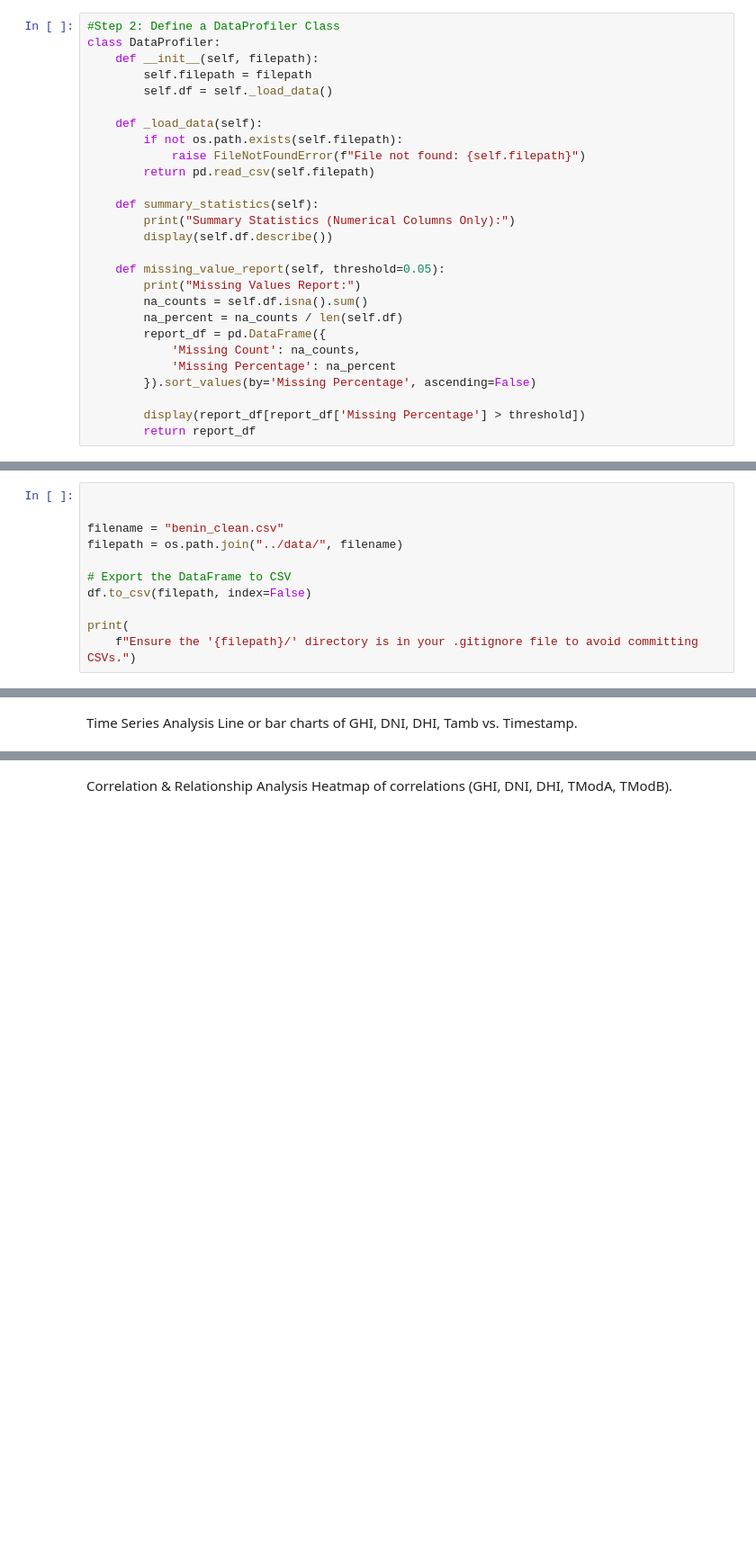
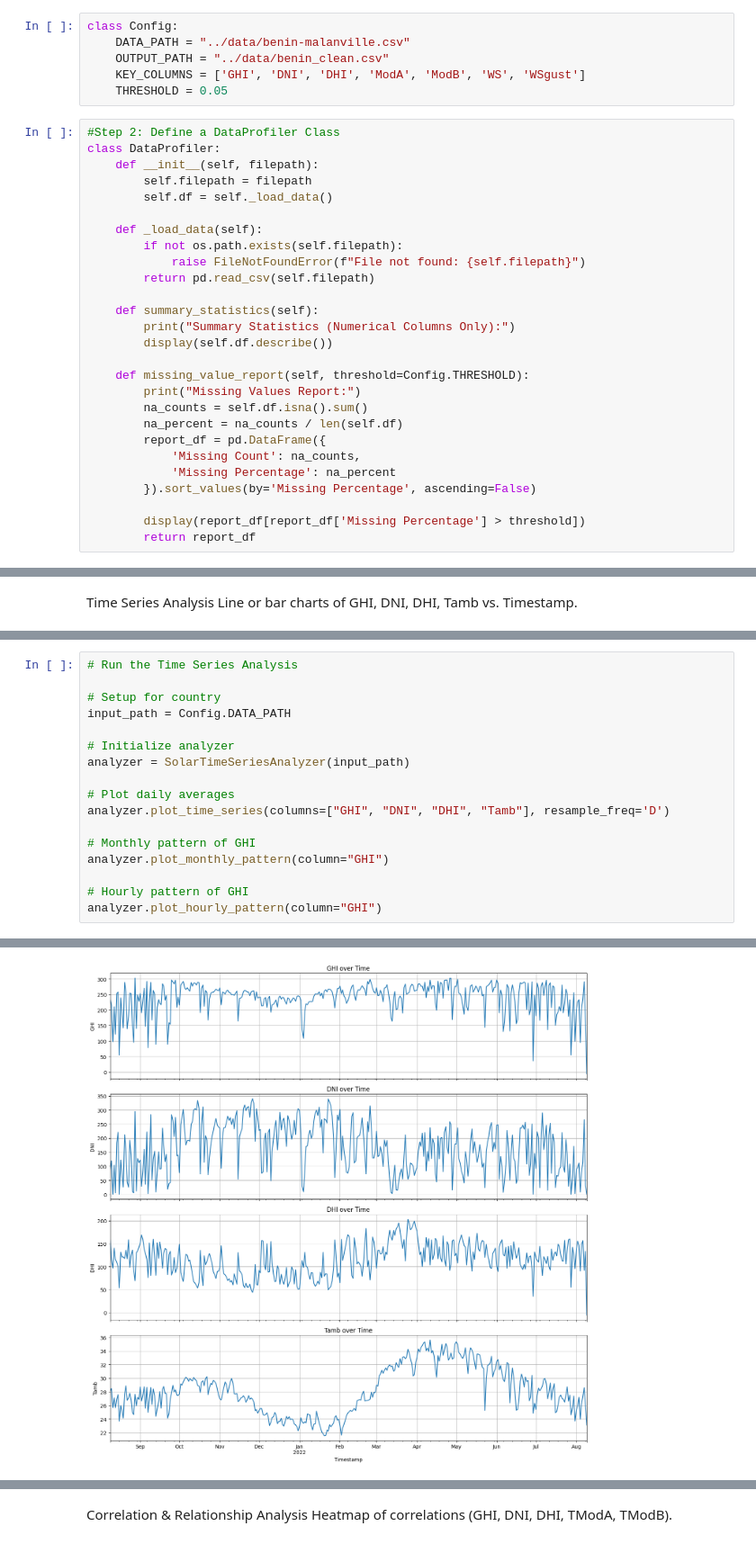
Before and after one commit to johannesgirmaw/solar-challenge-week0, a Jupyter notebook: notebooks/benin_eda.ipynb, the cells around one changed output, grey strips where cells are left out. Shown at 90% size. Saved outputs shown, nothing was run; the diff lists cells and outputs as text; blank space fills up the shorter version.

Commit message:
timeseries analyzer and cleaning impact analysis included

```diff
--- a/notebooks/benin_eda.ipynb
+++ b/notebooks/benin_eda.ipynb
@@ -14,3 +15,9 @@ from scipy import stats
+# %%
+class Config:
+    DATA_PATH = "../data/benin-malanville.csv"
+    OUTPUT_PATH = "../data/benin_clean.csv"
+    KEY_COLUMNS = ['GHI', 'DNI', 'DHI', 'ModA', 'ModB', 'WS', 'WSgust']
+    THRESHOLD = 0.05
 # %%
 #Step 2: Define a DataProfiler Class
 class DataProfiler:
@@ -27,7 +34,7 @@ class DataProfiler:
         print("Summary Statistics (Numerical Columns Only):")
         display(self.df.describe())
 
-    def missing_value_report(self, threshold=0.05):
+    def missing_value_report(self, threshold=Config.THRESHOLD):
         print("Missing Values Report:")
         na_counts = self.df.isna().sum()
         na_percent = na_counts / len(self.df)
@@ -305,11 +145,0 @@ For example, when doing 'df[col].method(value, inplace=True)', try using 'df.met
-# %%
-
-
-filename = "benin_clean.csv"
-filepath = os.path.join("../data/", filename)
-
-# Export the DataFrame to CSV
-df.to_csv(filepath, index=False)
-
-print(
-    f"Ensure the '{filepath}/' directory is in your .gitignore file to avoid committing CSVs.")
@@ -511,0 +228,18 @@ Observations on Anomalies:
+# %%
+# Run the Time Series Analysis
+
+# Setup for country
+input_path = Config.DATA_PATH
+
+# Initialize analyzer
+analyzer = SolarTimeSeriesAnalyzer(input_path)
+
+# Plot daily averages
+analyzer.plot_time_series(columns=["GHI", "DNI", "DHI", "Tamb"], resample_freq='D')
+
+# Monthly pattern of GHI
+analyzer.plot_monthly_pattern(column="GHI")
+
+# Hourly pattern of GHI
+analyzer.plot_hourly_pattern(column="GHI")
+# %% [output]
@@ -511,0 +247 @@ Observations on Anomalies:
+[figure, added]
```
Also changed, not shown: parts of 12 cells of this notebook.
